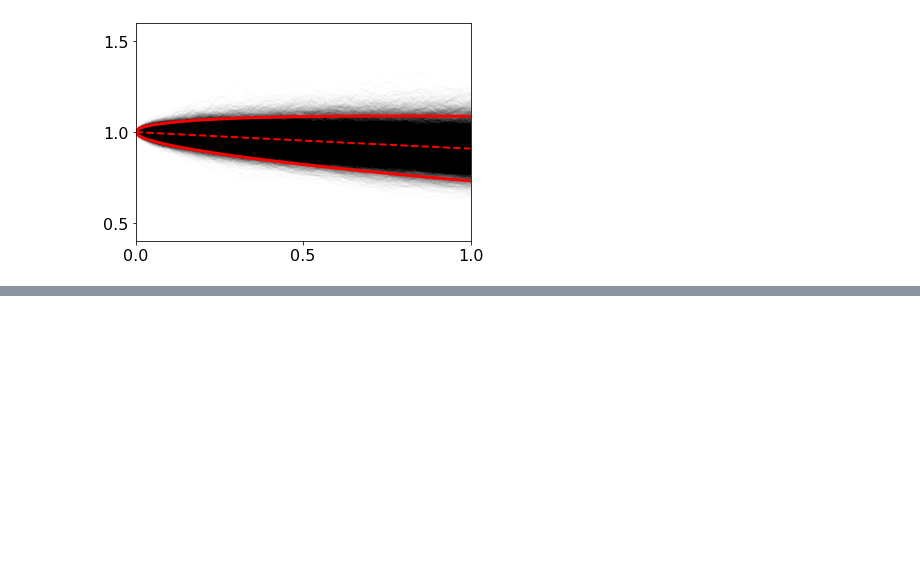
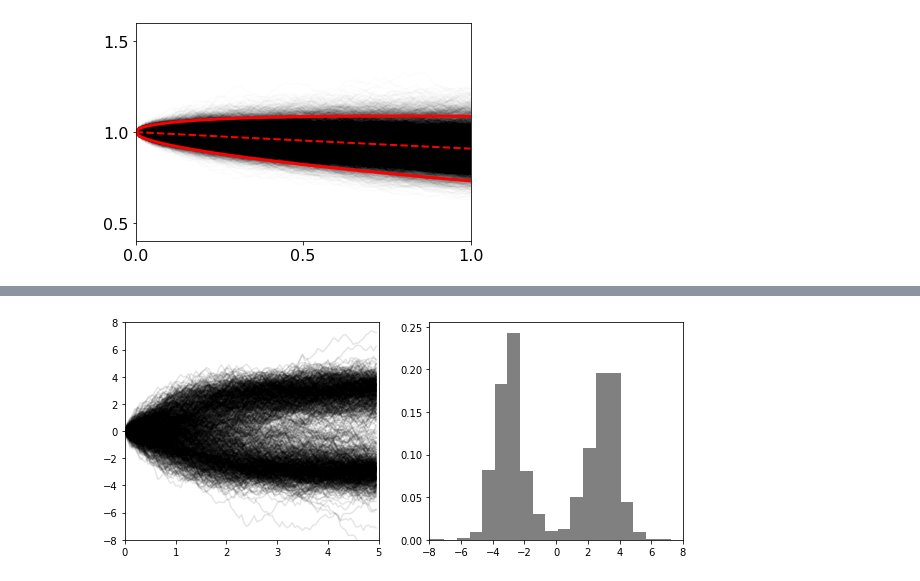
Before and after one commit to stratisMarkou/random-walks, a Jupyter notebook: content/applied-sdes/ch9/exercises.ipynb, the cells around one changed output, grey strips where cells are left out. Cells and saved outputs as stored; diff of their text form; code cells hidden in the pictures; blank space fills up the shorter version.

```diff
--- a/content/applied-sdes/ch9/exercises.ipynb
+++ b/content/applied-sdes/ch9/exercises.ipynb
@@ -220,0 +291,31 @@ plt.show()
+# %%
+np.random.seed(0)
+
+f, dft, dfx, ddfx, L, LQLT = sine_model()
+
+q = 1.
+x0 = 0.
+t0 = 0.
+t1 = 5.
+N = 100
+
+X = np.zeros(shape=(0, N))
+
+for i in range(1000):
+
+    t, x = shoji_ozaki(f, dft, dfx, ddfx, q, x0, t0, t1, N)
+    X = np.concatenate([X, x[None, :]], axis=0)
+# %%
+plt.figure(figsize=(10, 4))
+plt.subplot(1, 2, 1)
+plt.plot(t, X.T, color='k', alpha=0.1)
+plt.xlim([0, 5])
+plt.ylim([-8, 8])
+
+plt.subplot(1, 2, 2)
+plt.hist(X[:, -1], color='gray', density=True, bins=20)
+plt.xlim([-8, 8])
+
+plt.show()
+# %% [output]
+[figure, added]
```
Also changed, not shown: parts of 18 cells of this notebook.
